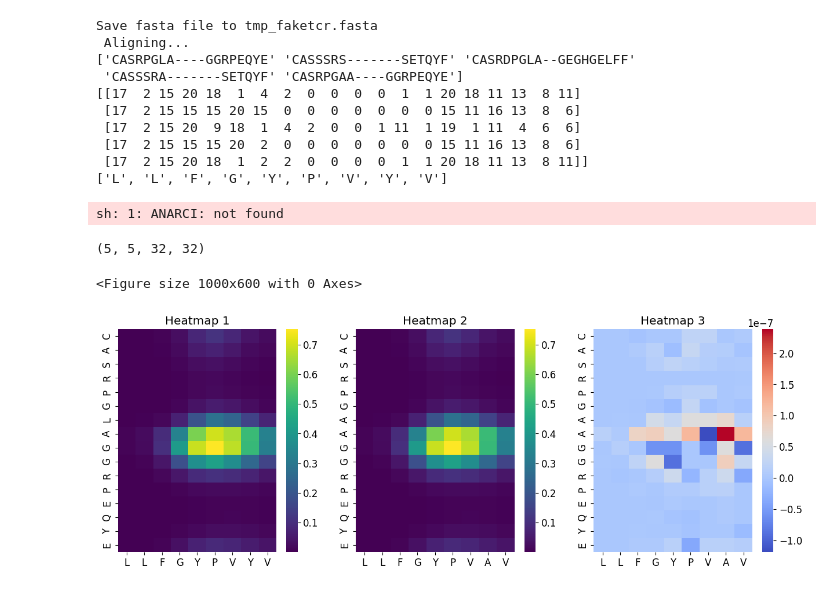
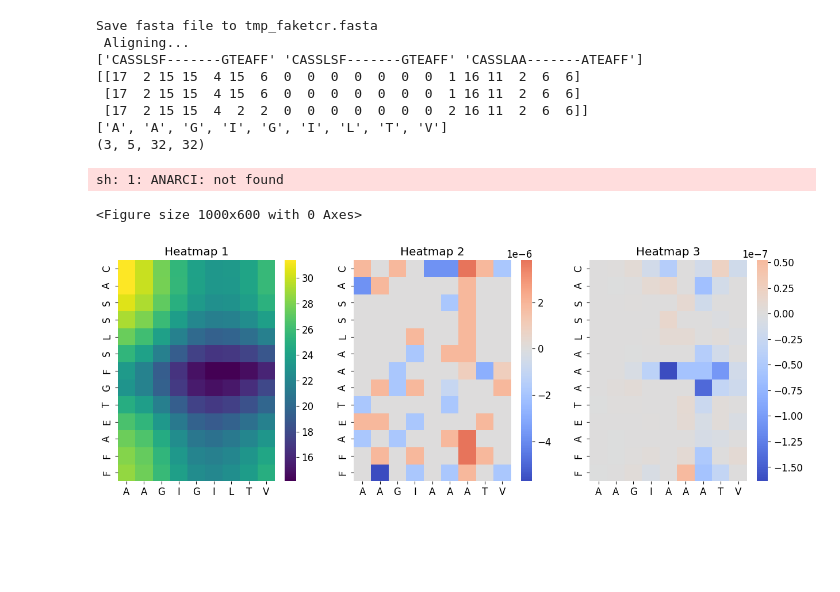
Before and after one commit to Luckysoutheast/TranTCR, a Jupyter notebook: TranTCR_map/transfer_pred.ipynb, the cells around one changed output. Drawn from its saved outputs; the diff is of its cells as text; code cells hidden in the pictures; blank space fills up the shorter version.

```diff
--- a/TranTCR_map/transfer_pred.ipynb
+++ b/TranTCR_map/transfer_pred.ipynb
@@ -1216,7 +1216,7 @@ def data_with_loader(type_ = 'train',fold = None,  batch_size = 128):
 #         data = pd.read_csv('../data/justina_test.csv')
         # data = pd.read_csv('./inputs/inputs_bd.csv')
         # data = pd.read_csv('./train_teim/LLFGYPVYV.csv')
-        data = pd.read_csv('./train_teim/test.csv')
+        data = pd.read_csv('./test.csv')
 #         data = pd.read_csv('../data/posi_length.csv')
 
     elif type_ == 'train':
@@ -1290,52 +1344,52 @@ print(list(data['epitope'][0]))
 # print(hla_inputs)
 pred_dist, pred_bd = eval_step_corrected(model_transfer,loader,encoding_mask,threshold,use_cuda)
 # print(pred_dist[1])
-pred_dist_1 = pred_bd[0]*encoding_mask[0]
+pred_bd_0 = pred_bd[0]*encoding_mask[0]
+pred_dist_0 = pred_dist[0]*encoding_mask[0]
+pred_bd_2 = pred_bd[2]*encoding_mask[2]
+pred_dist_2 = pred_dist[2]*encoding_mask[2]
 
-pred_dist_3 = pred_bd[4]*encoding_mask[4]
-pred_dist = pred_dist_3-pred_dist_1
+pred_dist = pred_dist_2-pred_dist_0
+pred_bd = pred_bd_2-pred_bd_0
 # 检查每一行是否全部为 0，如果不是，则保留该行
 rows_to_keep = np.any(encoding_mask[0], axis=1)
 # print(rows_to_keep)
 # 检查每一列是否全部为 0，如果不是，则保留该列
 cols_to_keep = np.any(encoding_mask[0], axis=0)
 # print(cols_to_keep)
 # 根据保留的行和列，重新构造矩阵 A
+pred_dist_0 = pred_dist_0[rows_to_keep][:, cols_to_keep]
 pred_dist = pred_dist[rows_to_keep][:, cols_to_keep]
-pred_dist_1 = pred_dist_1[rows_to_keep][:, cols_to_keep]
-pred_dist_3 = pred_dist_3[rows_to_keep][:, cols_to_keep]
-temp_pd1 = pd.DataFrame(np.array(pred_dist_1.cpu()))
-temp_pd3 = pd.DataFrame(np.array(pred_dist_3.cpu()))
-temp_pd = pd.DataFrame(np.array(pred_dist.cpu()))
+pred_bd = pred_bd[rows_to_keep][:, cols_to_keep]
+pred_dist_0 = pd.DataFrame(np.array(pred_dist_0.cpu()))
+pred_dist = pd.DataFrame(np.array(pred_dist.cpu()))
+pred_bd = pd.DataFrame(np.array(pred_bd.cpu()))
 # temp_pd = temp_pd.loc[(temp_pd.sum(axis=1)!=0),(temp_pd.sum(axis=0) !=0)]
 # print(encoding_mask[3])
 fig = plt.figure(figsize = (10, 6))
 # 创建子图
 fig, axes = plt.subplots(1, 3, figsize=(15, 5))
 # 绘制第一个热图
-sns.heatmap(temp_pd1, ax=axes[0], cmap='viridis',xticklabels=list(data['epitope'][0]), yticklabels=list(data['cdr3'][0]))
+sns.heatmap(pred_dist_0, ax=axes[0], cmap='viridis',xticklabels=list(data['epitope'][0]), yticklabels=list(data['cdr3'][0]))
 axes[0].set_title('Heatmap 1')
 # 绘制第二个热图
-sns.heatmap(temp_pd3, ax=axes[1], cmap='viridis',xticklabels=list(data['epitope'][4]), yticklabels=list(data['cdr3'][4]))
+sns.heatmap(pred_dist, ax=axes[1], cmap='coolwarm',center=0,xticklabels=list(data['epitope'][2]), yticklabels=list(data['cdr3'][2]))
 axes[1].set_title('Heatmap 2')
 # 绘制第三个热图
-sns.heatmap(temp_pd, ax=axes[2], cmap='coolwarm',xticklabels=list(data['epitope'][4]), yticklabels=list(data['cdr3'][4]))
+sns.heatmap(pred_bd, ax=axes[2], cmap='coolwarm',center=0,xticklabels=list(data['epitope'][2]), yticklabels=list(data['cdr3'][2]))
 axes[2].set_title('Heatmap 3')
 fig.patch.set_facecolor('white')
 # cmap = 'YlGnBu'
 # sns.heatmap(temp_pd,cmap = 'coolwarm')
 # %% [output]
 Save fasta file to tmp_faketcr.fasta
  Aligning...
-['CASRPGLA----GGRPEQYE' 'CASSSRS-------SETQYF' 'CASRDPGLA--GEGHGELFF'
- 'CASSSRA-------SETQYF' 'CASRPGAA----GGRPEQYE']
-[[17  2 15 20 18  1  4  2  0  0  0  0  1  1 20 18 11 13  8 11]
- [17  2 15 15 15 20 15  0  0  0  0  0  0  0 15 11 16 13  8  6]
- [17  2 15 20  9 18  1  4  2  0  0  1 11  1 19  1 11  4  6  6]
- [17  2 15 15 15 20  2  0  0  0  0  0  0  0 15 11 16 13  8  6]
- [17  2 15 20 18  1  2  2  0  0  0  0  1  1 20 18 11 13  8 11]]
-['L', 'L', 'F', 'G', 'Y', 'P', 'V', 'Y', 'V']
+['CASSLSF-------GTEAFF' 'CASSLSF-------GTEAFF' 'CASSLAA-------ATEAFF']
+[[17  2 15 15  4 15  6  0  0  0  0  0  0  0  1 16 11  2  6  6]
+ [17  2 15 15  4 15  6  0  0  0  0  0  0  0  1 16 11  2  6  6]
+ [17  2 15 15  4  2  2  0  0  0  0  0  0  0  2 16 11  2  6  6]]
+['A', 'A', 'G', 'I', 'G', 'I', 'L', 'T', 'V']
+(3, 5, 32, 32)
 sh: 1: ANARCI: not found
-(5, 5, 32, 32)
+<Figure size 1000x600 with 0 Axes>
-<Figure size 1000x600 with 0 Axes>
-[figure, old version]
+[figure, new version]
```
Also changed, not shown: parts of 6 cells of this notebook, 8 other files.
